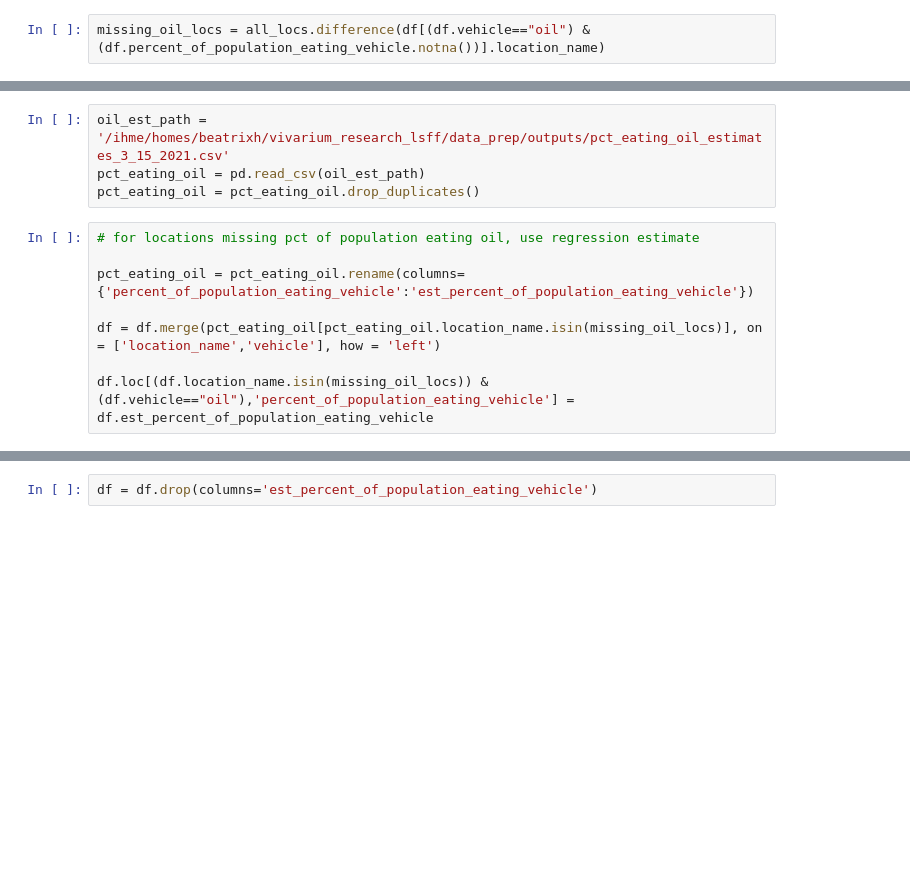
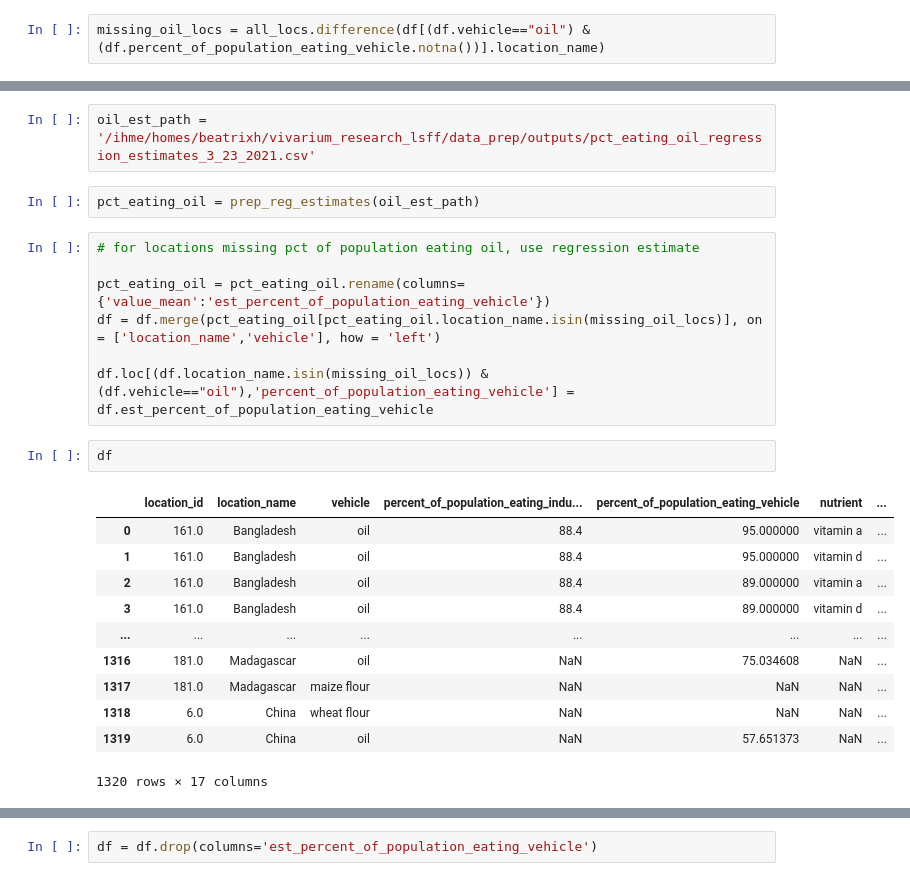
Before and after one commit to ihmeuw/vivarium_research_lsff, a Jupyter notebook: data_prep/gen_outputs/MICE/2021_03_15_pct_pop_eating_fortifiable_gradient_boosted_oil.ipynb, the cells around one changed output, grey strips where cells are left out. Saved outputs shown, nothing was run; the diff lists cells and outputs as text; blank space fills up the shorter version.

```diff
--- a/data_prep/gen_outputs/MICE/2021_03_15_pct_pop_eating_fortifiable_gradient_boosted_oil.ipynb
+++ b/data_prep/gen_outputs/MICE/2021_03_15_pct_pop_eating_fortifiable_gradient_boosted_oil.ipynb
@@ -36,15 +53,28 @@ missing_oil_locs = all_locs.difference(df[(df.vehicle=="oil") & (df.percent_of_p
 # %%
-oil_est_path = '/ihme/homes/beatrixh/vivarium_research_lsff/data_prep/outputs/pct_eating_oil_estimates_3_15_2021.csv'
-pct_eating_oil = pd.read_csv(oil_est_path)
-pct_eating_oil = pct_eating_oil.drop_duplicates()
+oil_est_path = '/ihme/homes/beatrixh/vivarium_research_lsff/data_prep/outputs/pct_eating_oil_regression_estimates_3_23_2021.csv'
+# %%
+pct_eating_oil = prep_reg_estimates(oil_est_path)
 # %%
 # for locations missing pct of population eating oil, use regression estimate
 
-pct_eating_oil = pct_eating_oil.rename(columns={'percent_of_population_eating_vehicle':'est_percent_of_population_eating_vehicle'})
-
+pct_eating_oil = pct_eating_oil.rename(columns={'value_mean':'est_percent_of_population_eating_vehicle'})
 df = df.merge(pct_eating_oil[pct_eating_oil.location_name.isin(missing_oil_locs)], on = ['location_name','vehicle'], how = 'left')
 
 df.loc[(df.location_name.isin(missing_oil_locs)) & (df.vehicle=="oil"),'percent_of_population_eating_vehicle'] = df.est_percent_of_population_eating_vehicle
+# %%
+df
+# %% [output]
+|  | location_id | location_name | vehicle | percent_of_population_eating_indu... | percent_of_population_eating_vehicle | nutrient | ... |
+| 0 | 161.0 | Bangladesh | oil | 88.4 | 95.000000 | vitamin a | ... |
+| 1 | 161.0 | Bangladesh | oil | 88.4 | 95.000000 | vitamin d | ... |
+| 2 | 161.0 | Bangladesh | oil | 88.4 | 89.000000 | vitamin a | ... |
+| 3 | 161.0 | Bangladesh | oil | 88.4 | 89.000000 | vitamin d | ... |
+| ... | ... | ... | ... | ... | ... | ... | ... |
+| 1316 | 181.0 | Madagascar | oil | NaN | 75.034608 | NaN | ... |
+| 1317 | 181.0 | Madagascar | maize flour | NaN | NaN | NaN | ... |
+| 1318 | 6.0 | China | wheat flour | NaN | NaN | NaN | ... |
+| 1319 | 6.0 | China | oil | NaN | 57.651373 | NaN | ... |
+1320 rows × 17 columns
 # %%
 df[(df.vehicle=="oil") & (df.location_name.isin(missing_oil_locs))]
 # %% [output]
```
Also changed, not shown: parts of 24 cells of this notebook, 22 other files.
